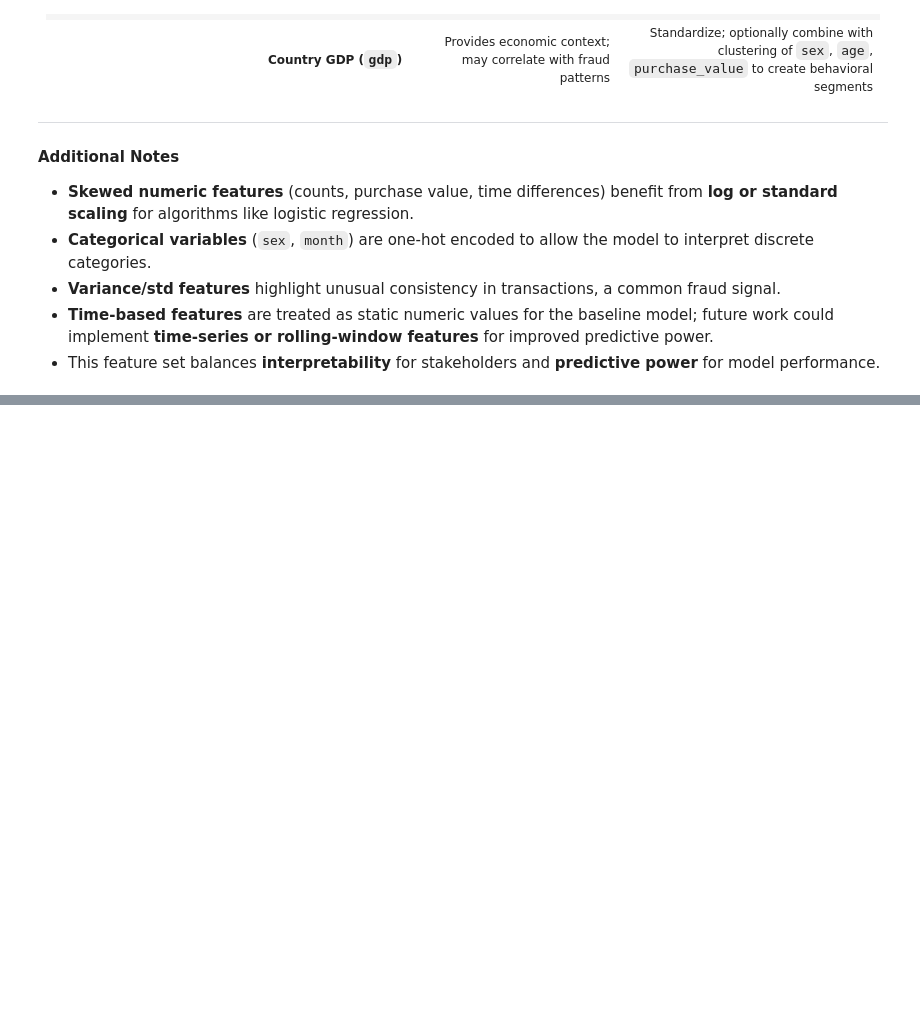
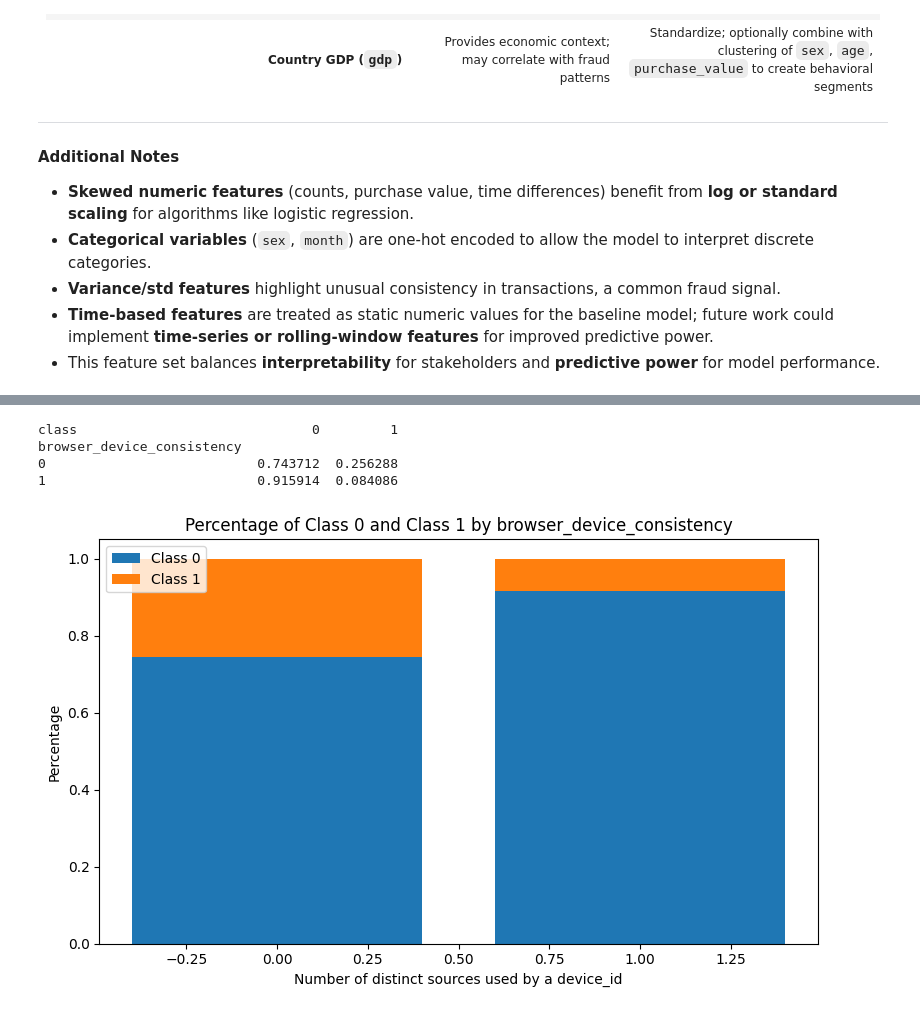
Before and after one commit to hannnying/ecommerce-fraud, a Jupyter notebook: notebooks/fraud_dataset_eda.ipynb, the cells around one changed output, grey strips where cells are left out. Cells and saved outputs as stored; diff of their text form; code cells hidden in the pictures; blank space fills up the shorter version.

```diff
--- a/notebooks/fraud_dataset_eda.ipynb
+++ b/notebooks/fraud_dataset_eda.ipynb
@@ -1354,0 +1403,8 @@ For the supervised fraud detection model, the following features have been selec
+# %%
+plot_cat_by_device_distribution(fraud_df, "browser")
+# %% [output]
+class                              0         1
+browser_device_consistency
+0                           0.743712  0.256288
+1                           0.915914  0.084086
+[figure, added]
```
Also changed, not shown: parts of 21 cells of this notebook.
